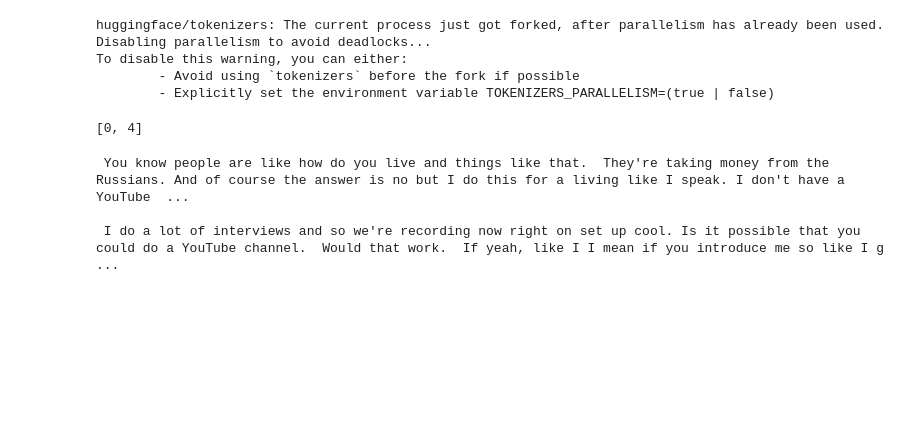
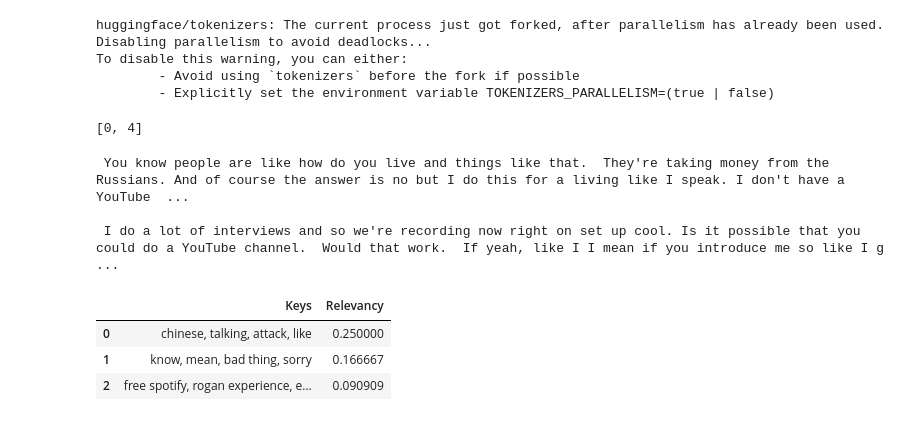
Before and after one commit to poloniki/quint, a Jupyter notebook: notebooks/Text prettify.ipynb, the cells around one changed output. Saved outputs shown, nothing was run; the diff lists cells and outputs as text; code cells hidden in the pictures; blank space fills up the shorter version.

```diff
--- a/notebooks/Text prettify.ipynb
+++ b/notebooks/Text prettify.ipynb
@@ -168,0 +179,19 @@ print(text)
+# %%
+new = [['chinese', 'talking', 'attack', 'like'], ['know', 'mean', 'bad thing', 'sorry'], ['free spotify', 'rogan experience', 'episode joe rogan', 'jurogan experience']]
+# %%
+import pandas as pd
+import numpy as np
+import random
+df = pd.DataFrame(new)
+generated = [2**each/random.randint(6,20) for each in range(len(df))]
+generated.sort(reverse=True)
+df['Keys'] = df[0] + ', '+df[1]+ ', ' +df[2]+ ', '+df[3]
+df['Relevancy'] = generated
+df = df[['Keys', 'Relevancy']]
+# %%
+df
+# %% [output]
+|  | Keys | Relevancy |
+| 0 | chinese, talking, attack, like | 0.250000 |
+| 1 | know, mean, bad thing, sorry | 0.166667 |
+| 2 | free spotify, rogan experience, e... | 0.090909 |
```
Also changed, not shown: parts of 6 cells of this notebook, 12 other files.
